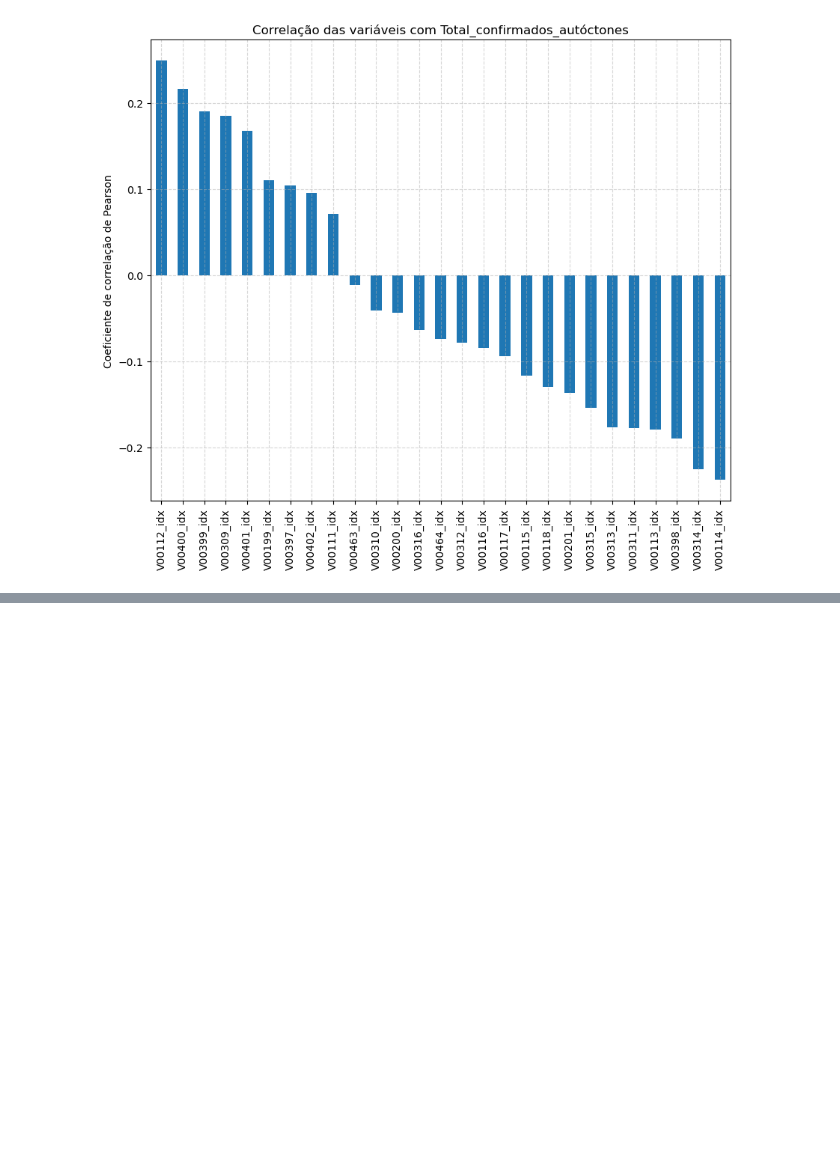
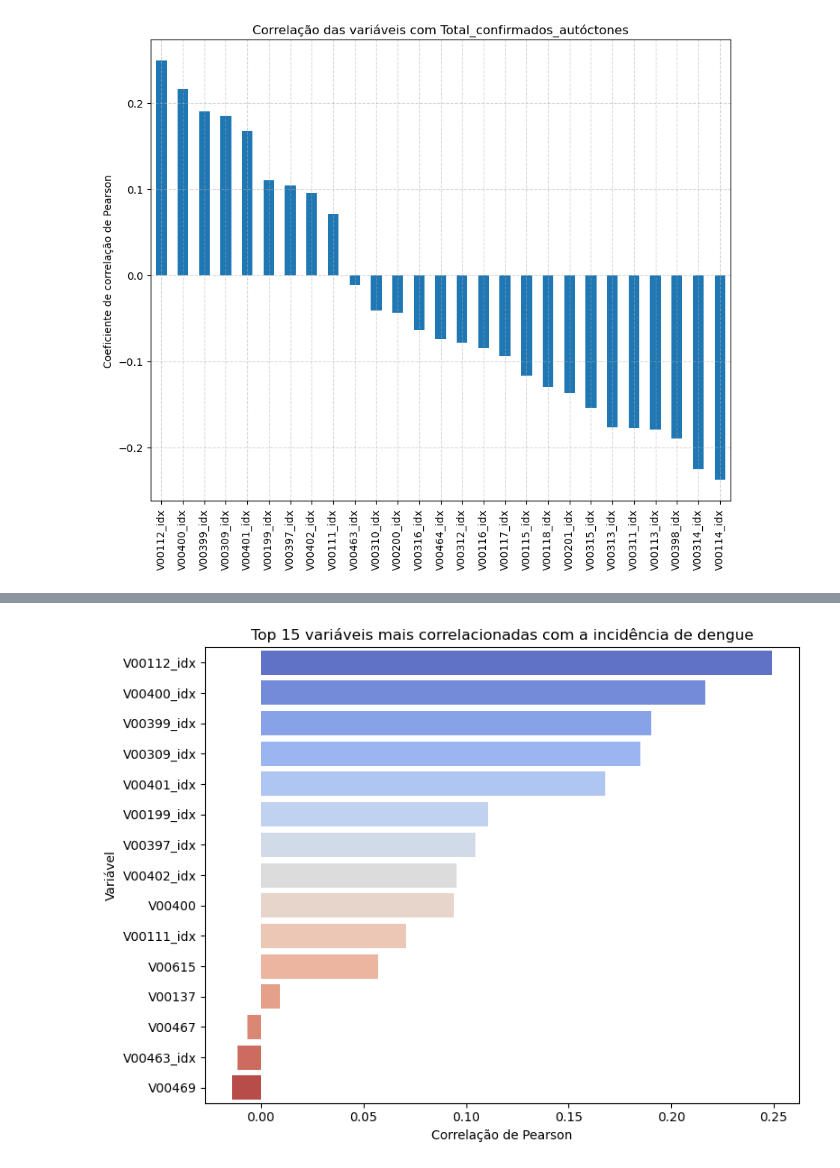
Before and after one commit to Guilherme-Fernandes-da-Costa/RP2_2025, a Jupyter notebook: pasta_nazivon/RP2-AnaliseEstatistica.ipynb, the cells around one changed output, grey strips where cells are left out. Saved outputs shown, nothing was run; the diff lists cells and outputs as text; code cells hidden in the pictures; blank space fills up the shorter version.

```diff
--- a/pasta_nazivon/RP2-AnaliseEstatistica.ipynb
+++ b/pasta_nazivon/RP2-AnaliseEstatistica.ipynb
@@ -194,0 +326,18 @@ plt.show()
+# %%
+# === Selecionar variáveis independentes que começam com "V00", que são as do saneamento ===
+variaveis_v00 = [col for col in dados_numericos.columns if col.startswith("V00")]
+# %%
+# === Criar novo DataFrame apenas com as variáveis relevantes ===
+dados_filtrados = dados_numericos[variaveis_v00 + [alvo]]
+# %%
+# === Normalização (Min-Max) ===
+scaler = StandardScaler()
+dados_norm = pd.DataFrame(scaler.fit_transform(dados_filtrados),
+                          columns=dados_filtrados.columns)
+# %%
+# === Correlação de Pearson ===
+corr = dados_norm.corr(method='pearson')
+corr_alvo = corr[alvo].sort_values(ascending=False)
+
+print("\nCorrelação de Pearson (variáveis V00... vs Total_autoctone_ponderado):")
+print(corr_alvo)
@@ -194,0 +401,14 @@ plt.show()
+# %%
+# Mostrar apenas as 15 variáveis mais correlacionadas com o alvo
+top_n = 15
+top_corr = corr_alvo.drop(alvo).head(top_n)
+
+plt.figure(figsize=(8, 6))
+sns.barplot(x=top_corr.values, y=top_corr.index, palette="coolwarm")
+plt.title(f"Top {top_n} variáveis mais correlacionadas com a incidência de dengue")
+plt.xlabel("Correlação de Pearson")
+plt.ylabel("Variável")
+plt.tight_layout()
+plt.show()
+# %% [output]
+[figure, added]
```
Also changed, not shown: parts of 30 cells of this notebook.
